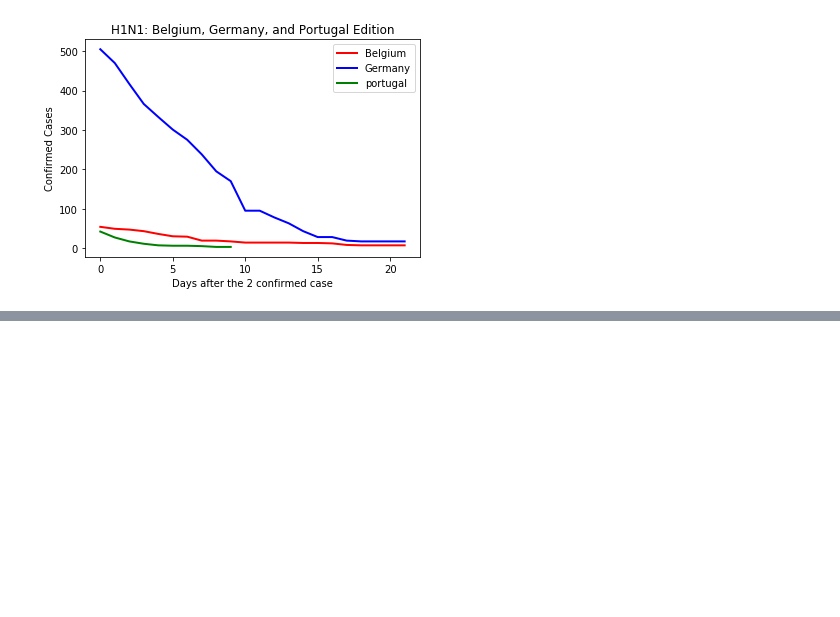
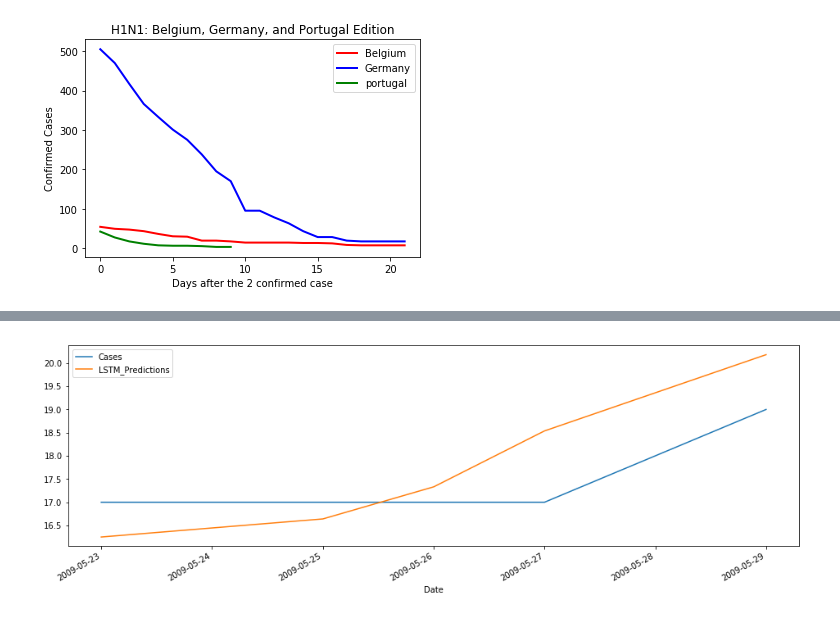
Before and after one commit to dangural/CPE-695-Final-Project, a Jupyter notebook: models/H1N1_Virus.ipynb, the cells around one changed output, grey strips where cells are left out. Drawn from its saved outputs; the diff is of its cells as text; code cells hidden in the pictures; blank space fills up the shorter version.

```diff
--- a/models/H1N1_Virus.ipynb
+++ b/models/H1N1_Virus.ipynb
@@ -147,0 +215,4 @@ ValueError: Error when checking input: expected lstm_6_input to have 3 dimension
+# %%
+plot_predictions_vs_real(germany_lstm[0], germany_lstm[1])
+# %% [output]
+[figure, added]
```
Also changed, not shown: parts of 18 cells of this notebook, 3 other files.
